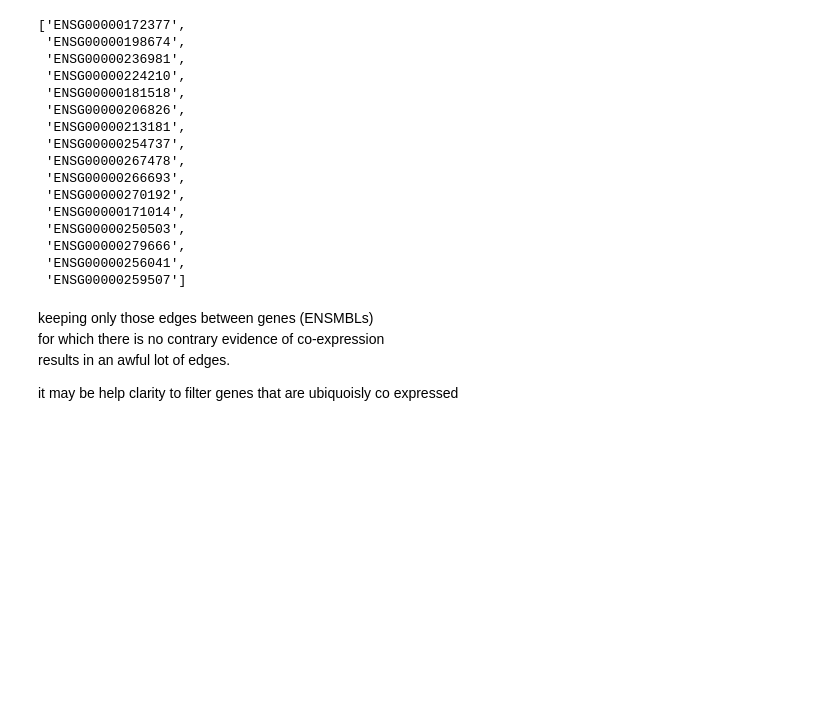
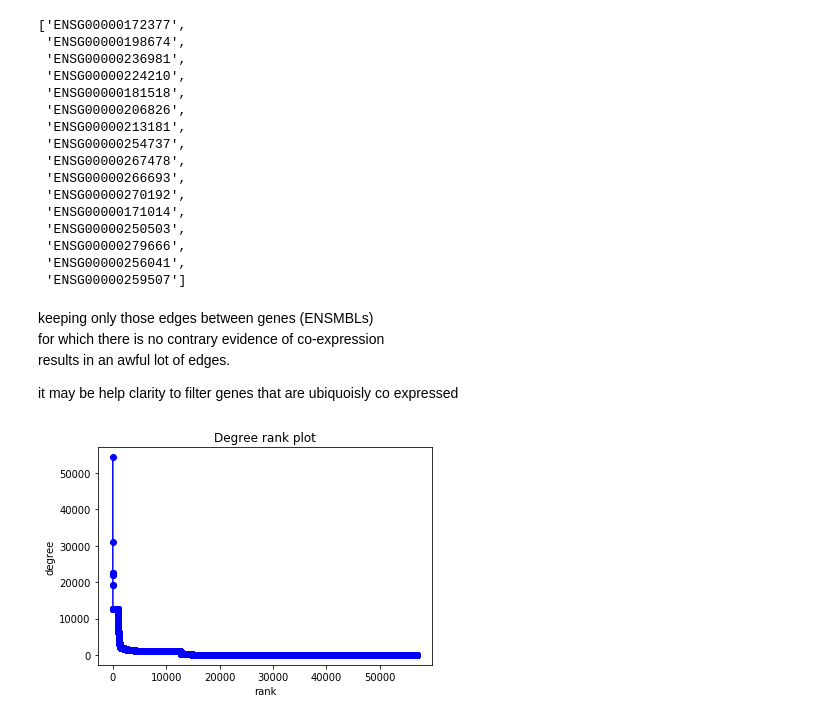
Before and after one commit to TomConlin/bgee_coexpression, a Jupyter notebook: BGEE_coexpression_generate.ipynb, the cells around one changed output. Drawn from its saved outputs; the diff is of its cells as text; code cells hidden in the pictures; blank space fills up the shorter version.

```diff
--- a/BGEE_coexpression_generate.ipynb
+++ b/BGEE_coexpression_generate.ipynb
@@ -78,6 +78,7 @@ else:
     print('ERROR ' + response.url + ' returned '+ str(response.status_code))
 # %%
 ensg_sym = {}  # in case there are any not mapped to ncbi as well
+sym_ensg = {}
 ensg_ncbi = {}
 ncbi_sym = {}
 
@@ -88,7 +89,9 @@ for line in hgnc:
     ensg = ens2 if ens1 == '' else ens1
     ncbi = eg2 if eg1 == '' else eg1
     if ensg != '':
-        ensg_sym[ensg] = symbol
+        if symbol != '':
+            ensg_sym[ensg] = symbol
+            sym_ensg[symbol] = ensg # to search network for our FA genes
         if ncbi != '':
             ensg_ncbi[ensg] = ncbi
     if ncbi != '':
@@ -255,19 +273,16 @@ abs_scores = {} # ditching b/c memory
 # %%
-
-#before =  datetime.datetime.now()
+rel_scores={}
 print(str(datetime.datetime.now()))
 for a in range(1,genlen-1):
     a_name = genes[a]
-    anz = np.count_nonzero(gene_tissue[a_name])
     if 0==a%1000:
         print(str(a) + ' kept ' + str(len(rel_scores)) +  " " + str(datetime.datetime.now()))
-        #before =  datetime.datetime.now()
     for b in range(a+1, genlen):
-        key = a_name + ',' + genes[b]
-        dot_ab = np.dot(gene_tissue[a_name], gene_tissue[genes[b]])
-        #abs_scores[key] = dot_ab/gtlen
-        rscore = dot_ab/min(anz,np.count_nonzero(gene_tissue[genes[b]]))
+        product = gene_tissue[a_name] * gene_tissue[genes[b]]
+        commom =  np.count_nonzero(product)
         # limit output
-        if rscore == 1.0 :
-            rel_scores[key] = rscore
+        if common == sum(product) :
+            rel_scores[a_name + ',' + genes[b]] = common
+
+print(str(genlen) + ' kept ' + str(len(rel_scores)) +  " " + str(datetime.datetime.now()))
 # %% [output]
@@ -372,3 +372,13 @@ it may be help clarity to filter genes that are ubiquoisly co expressed
 # %%
 degree_sequence = sorted(G.degree().items(), key=operator.itemgetter(1),  reverse=True)
 # sorted(x.items(), key=operator.itemgetter(1))
+# %%
+# adapted from:
+# https://networkx.github.io/documentation/stable/auto_examples/drawing/plot_degree_rank.html#sphx-glr-auto-examples-drawing-plot-degree-rank-py
+plt.plot([d for n,d in degree_sequence], 'b-', marker='o')
+plt.title("Degree rank plot")
+plt.ylabel("degree")
+plt.xlabel("rank")
+plt.show()
+# %% [output]
+[figure, added]
```
Also changed, not shown: parts of 11 cells of this notebook.
